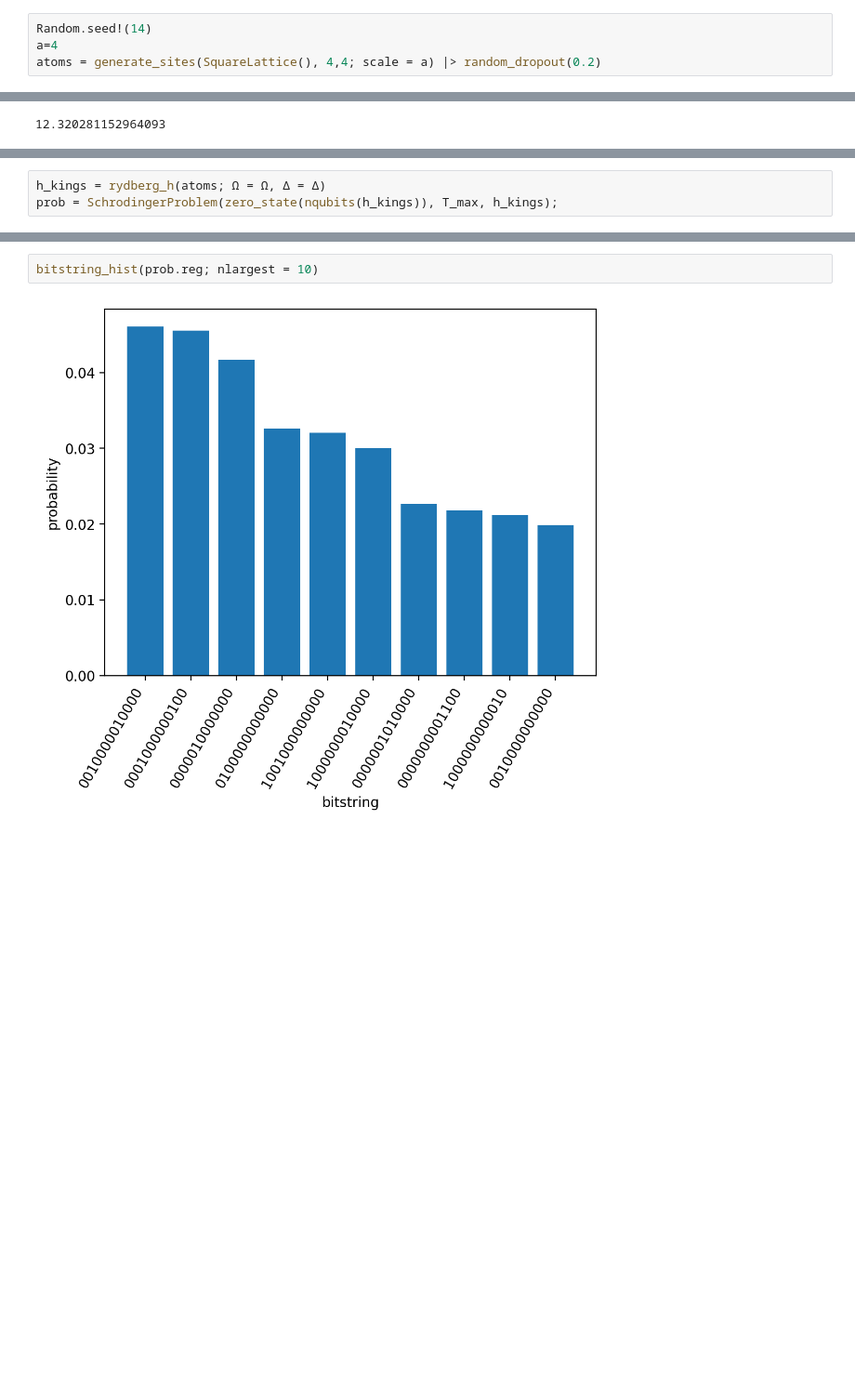
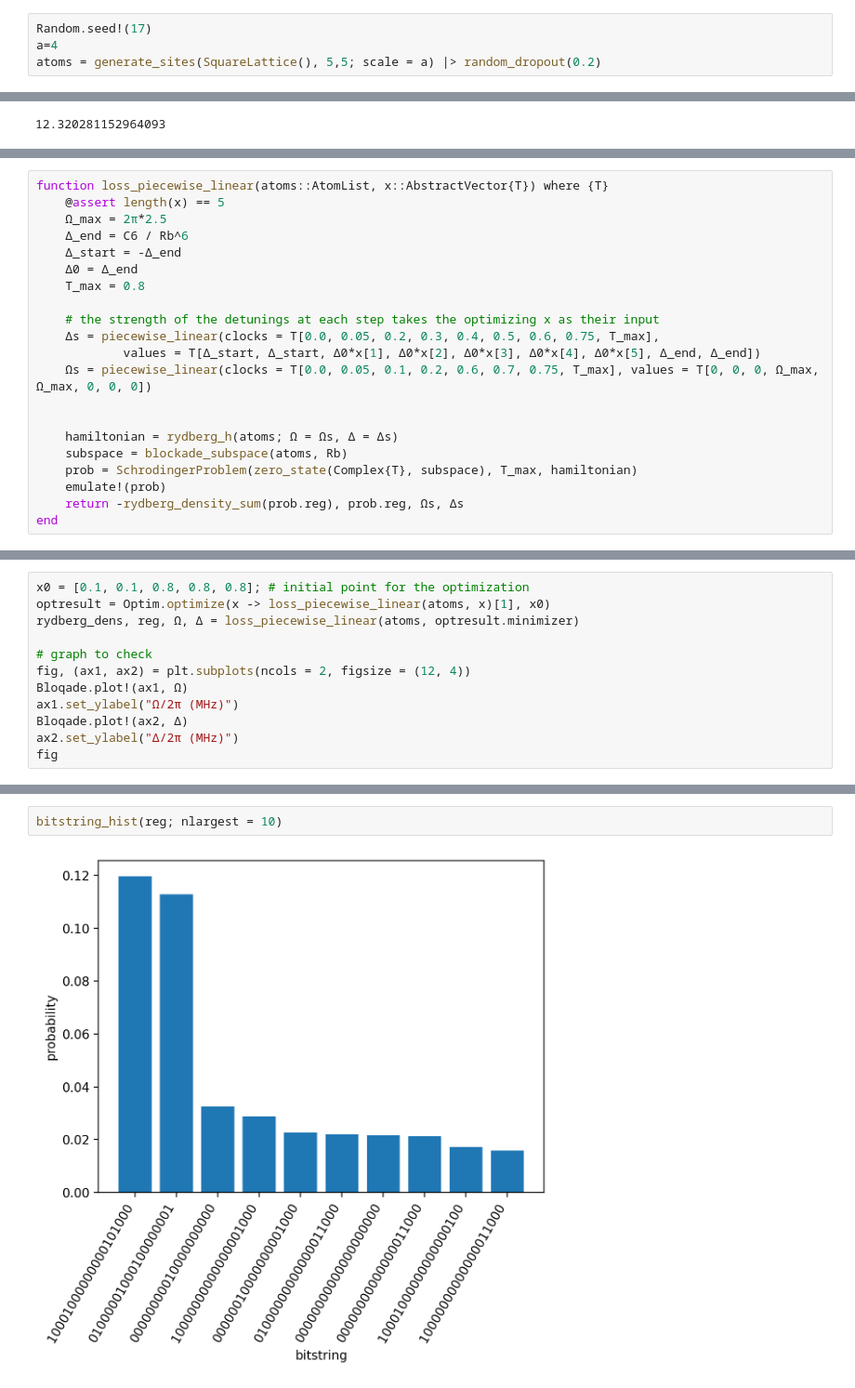
Before and after one commit to Matthew-Marsicano/2024_QuEra, a Jupyter notebook: team_solutions/Julia_MIS_Test.ipynb, the cells around one changed output, grey strips where cells are left out. Shown: that part at 93% size. Drawn from its saved outputs; the diff is of its cells as text; blank space fills up the shorter version.

Commit message:
Added Nelder-Mead optimization

```diff
--- a/team_solutions/Julia_MIS_Test.ipynb
+++ b/team_solutions/Julia_MIS_Test.ipynb
@@ -5,6 +6,6 @@ using PythonCall
 plt = pyimport("matplotlib.pyplot");
 # %%
-Random.seed!(14)
+Random.seed!(17)
 a=4
-atoms = generate_sites(SquareLattice(), 4,4; scale = a) |> random_dropout(0.2)
+atoms = generate_sites(SquareLattice(), 5,5; scale = a) |> random_dropout(0.2)
 # %% [output]
@@ -44,3 +20,0 @@ fig
-# %%
-h_kings = rydberg_h(atoms; Ω = Ω, Δ = Δ)
-prob = SchrodingerProblem(zero_state(nqubits(h_kings)), T_max, h_kings);
@@ -66,0 +21,21 @@ nqubits: 13
+# %%
+function loss_piecewise_linear(atoms::AtomList, x::AbstractVector{T}) where {T}
+    @assert length(x) == 5
+    Ω_max = 2π*2.5
+    Δ_end = C6 / Rb^6
+    Δ_start = -Δ_end
+    Δ0 = Δ_end
+    T_max = 0.8
+
+    # the strength of the detunings at each step takes the optimizing x as their input
+    Δs = piecewise_linear(clocks = T[0.0, 0.05, 0.2, 0.3, 0.4, 0.5, 0.6, 0.75, T_max],
+            values = T[Δ_start, Δ_start, Δ0*x[1], Δ0*x[2], Δ0*x[3], Δ0*x[4], Δ0*x[5], Δ_end, Δ_end])
+    Ωs = piecewise_linear(clocks = T[0.0, 0.05, 0.1, 0.2, 0.6, 0.7, 0.75, T_max], values = T[0, 0, 0, Ω_max, Ω_max, 0, 0, 0])
+
+
+    hamiltonian = rydberg_h(atoms; Ω = Ωs, Δ = Δs)
+    subspace = blockade_subspace(atoms, Rb)
+    prob = SchrodingerProblem(zero_state(Complex{T}, subspace), T_max, hamiltonian)
+    emulate!(prob)
+    return -rydberg_density_sum(prob.reg), prob.reg, Ωs, Δs
+end
@@ -66,0 +44,12 @@ nqubits: 13
+# %%
+x0 = [0.1, 0.1, 0.8, 0.8, 0.8]; # initial point for the optimization
+optresult = Optim.optimize(x -> loss_piecewise_linear(atoms, x)[1], x0)
+rydberg_dens, reg, Ω, Δ = loss_piecewise_linear(atoms, optresult.minimizer)
+
+# graph to check
+fig, (ax1, ax2) = plt.subplots(ncols = 2, figsize = (12, 4))
+Bloqade.plot!(ax1, Ω)
+ax1.set_ylabel("Ω/2π (MHz)")
+Bloqade.plot!(ax2, Δ)
+ax2.set_ylabel("Δ/2π (MHz)")
+fig
@@ -67,5 +58,5 @@ nqubits: 13
 # %%
-bitstring_hist(prob.reg; nlargest = 10)
+bitstring_hist(reg; nlargest = 10)
 # %% [output]
-[figure, old version]
+[figure, new version]
 # %%
```
Also changed, not shown: parts of 12 cells of this notebook.
